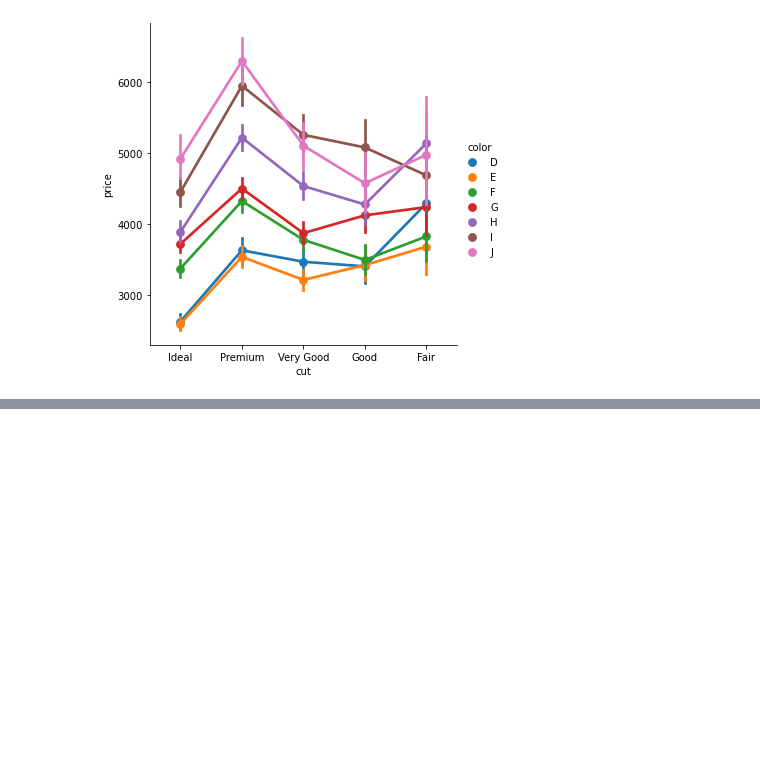
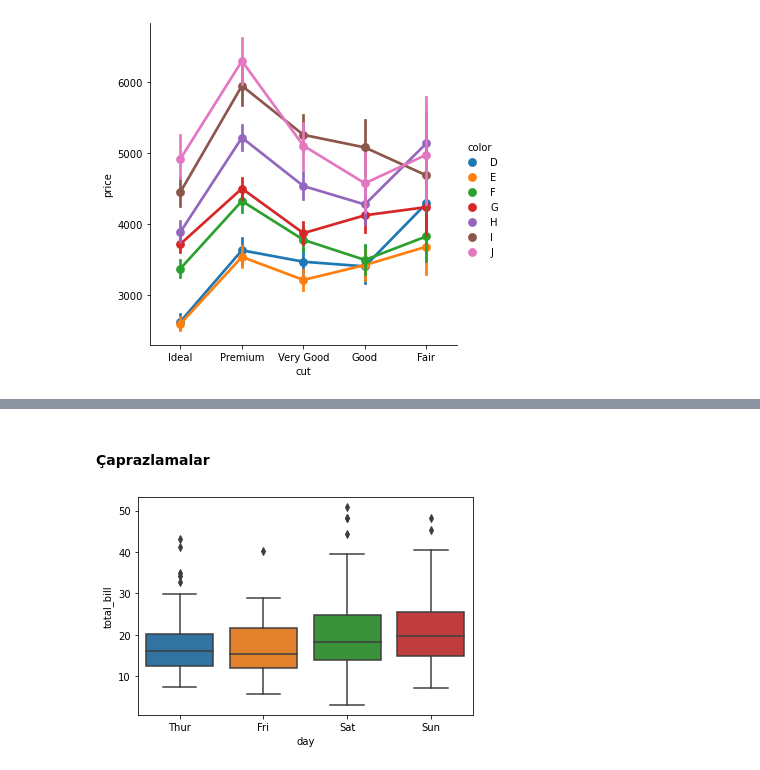
Before and after one commit to sadullahmutlu/Python, a Jupyter notebook: Veri_Görselleştirme/Veri_Görselleştirme.ipynb, the cells around one changed output, grey strips where cells are left out. Cells and saved outputs as stored; diff of their text form; code cells hidden in the pictures; blank space fills up the shorter version.

```diff
--- a/Veri_Görselleştirme/Veri_Görselleştirme.ipynb
+++ b/Veri_Görselleştirme/Veri_Görselleştirme.ipynb
@@ -623,0 +697,6 @@ sns.catplot(x = "cut", y = "price", hue = "color", kind = "point", data = df);
+# %% [markdown]
+#### Çaprazlamalar
+# %%
+sns.boxplot(x="day", y="total_bill", data = df);
+# %% [output]
+[figure, added]
```
Also changed, not shown: parts of 76 cells of this notebook.
